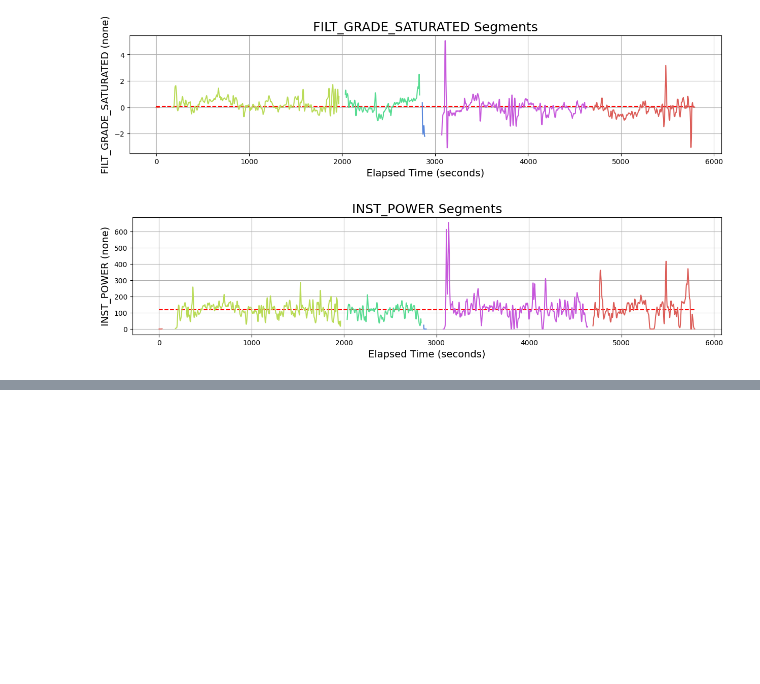
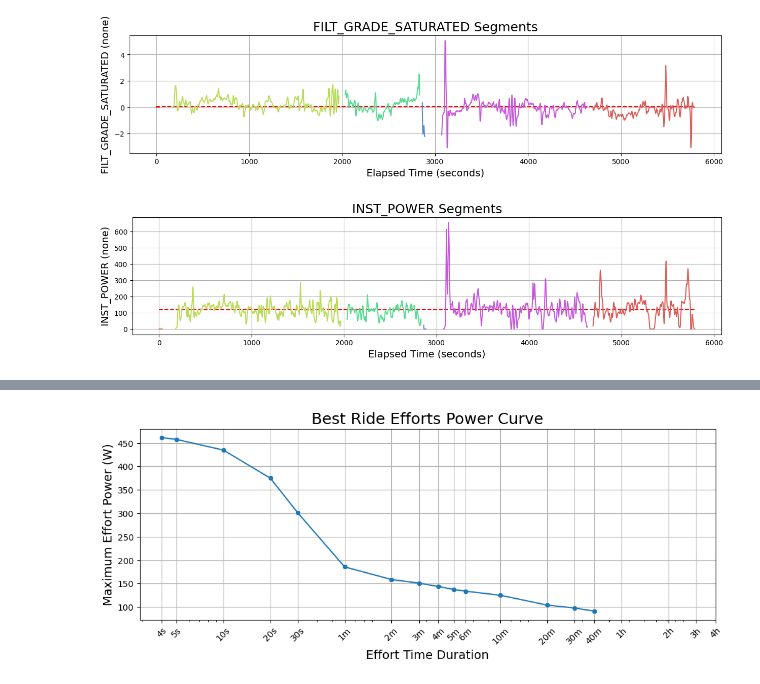
Before and after one commit to ericbauer55/bike-fitness-tracking, a Jupyter notebook: notebooks/1_Post_Enrichment_EDA/1_ride_details.ipynb, the cells around one changed output, grey strips where cells are left out. Cells and saved outputs as stored; diff of their text form; code cells hidden in the pictures; blank space fills up the shorter version.

```diff
--- a/notebooks/1_Post_Enrichment_EDA/1_ride_details.ipynb
+++ b/notebooks/1_Post_Enrichment_EDA/1_ride_details.ipynb
@@ -127,0 +146,5 @@ df[['inst_power']].rolling(2*3600, min_periods=3600).mean().tail(5)
+# %%
+cols_of_interest = ['time','segment_id','elapsed_time','delta_time','delta_dist_ft','speed','grade_saturated','filt_speed','filt_grade_saturated','inst_power',
+                    'heart_rate_bpm']
+df2 = df2.loc[:,cols_of_interest].copy()
+df2.head()
@@ -127,0 +158,4 @@ df[['inst_power']].rolling(2*3600, min_periods=3600).mean().tail(5)
+# %%
+plot_ride_power_curve(df2)
+# %% [output]
+[figure, added]
```
Also changed, not shown: parts of 18 cells of this notebook.
